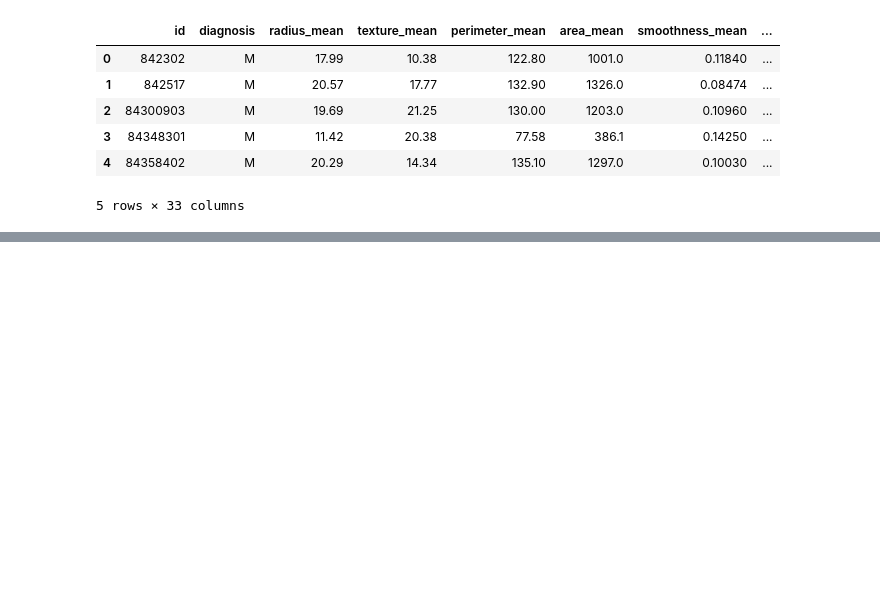
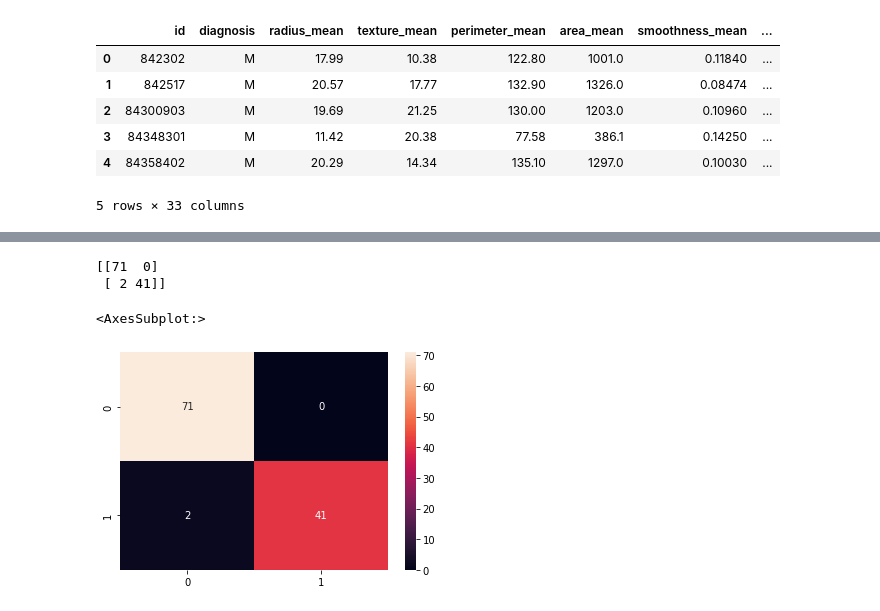
Before and after one commit to aliyusifov99/ml_course_utp, a Jupyter notebook: classification.ipynb, the cells around one changed output, grey strips where cells are left out. Saved outputs shown, nothing was run; the diff lists cells and outputs as text; code cells hidden in the pictures; blank space fills up the shorter version.

```diff
--- a/classification.ipynb
+++ b/classification.ipynb
@@ -18,0 +190,18 @@ df.head()
+# %%
+#logistic regression
+from sklearn.linear_model import LogisticRegression
+lr_classifier = LogisticRegression()
+lr_classifier.fit(X_train, y_train)
+y_pred = lr_classifier.predict(X_test)
+# %%
+#evaluate the model
+print(confusion_matrix(y_test, y_pred))
+# %% [output]
+[[71  0]
+ [ 2 41]]
+# %%
+#visualize the confusion matrix
+sns.heatmap(confusion_matrix(y_test, y_pred), annot=True, fmt='d')
+# %% [output]
+<AxesSubplot:>
+[figure, added]
```
Also changed, not shown: parts of 40 cells of this notebook, 1 other file.
